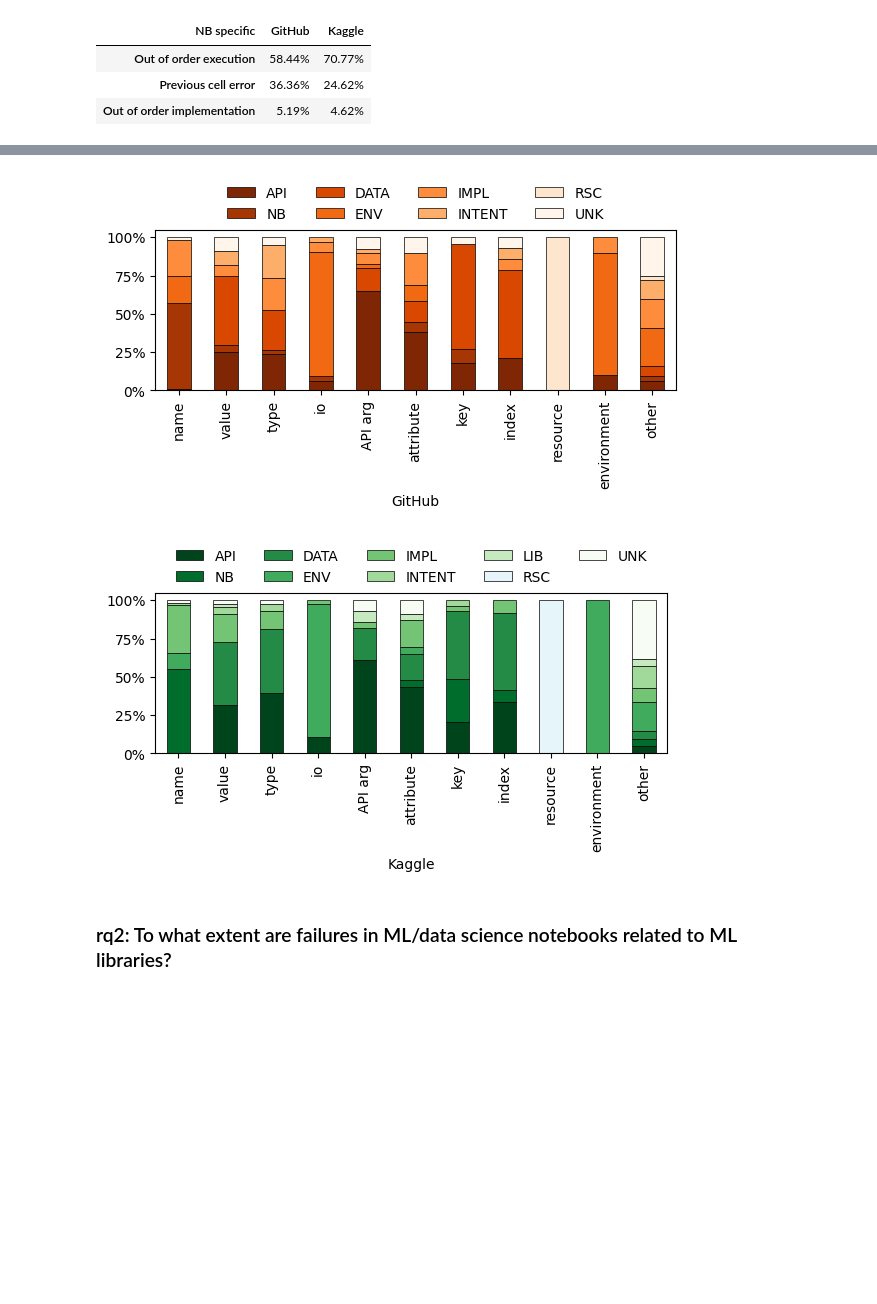
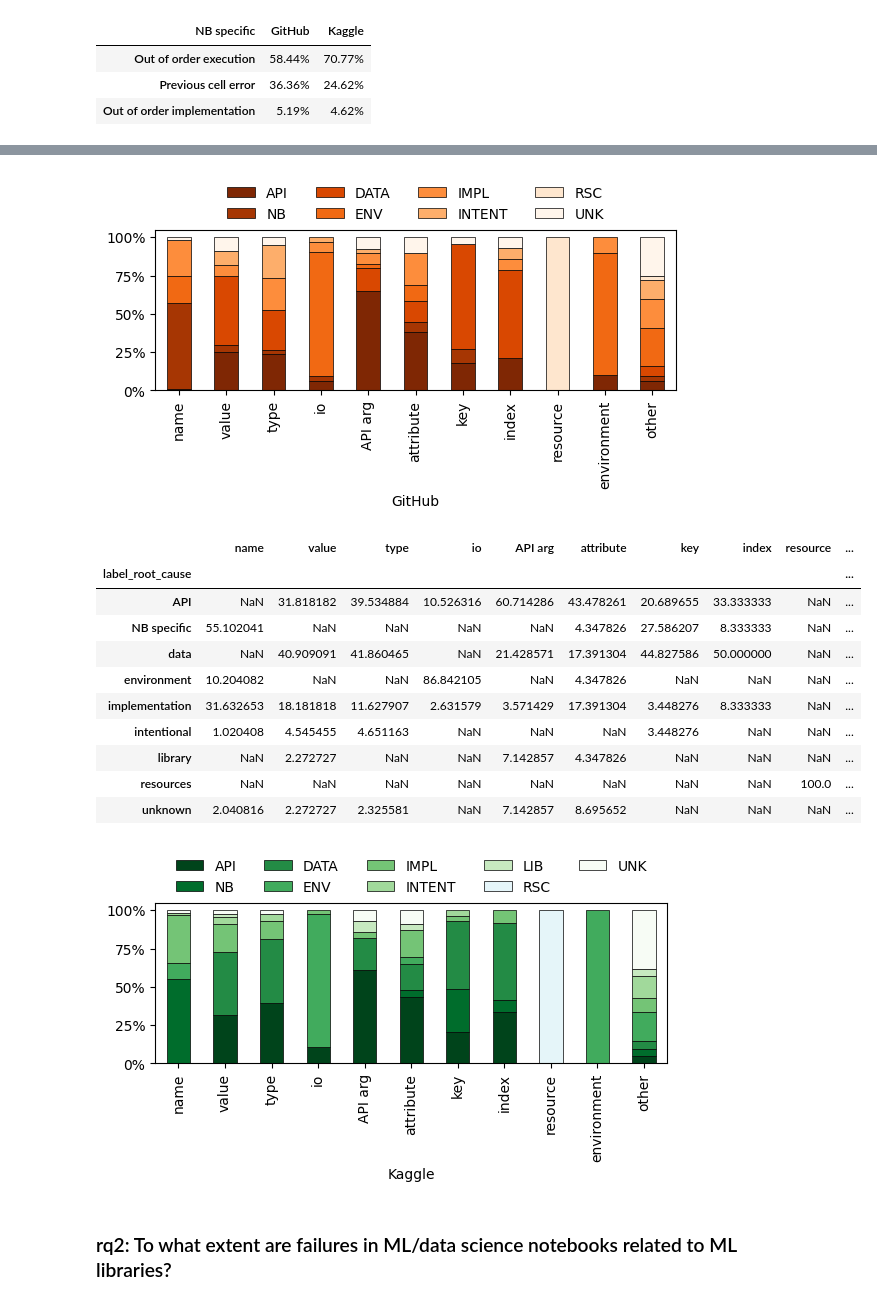
Before and after one commit to PELAB-LiU/jupyter_nbs_empirical, a Jupyter notebook: notebook_error_analysis-manual_labels_plots_rqs.ipynb, the cells around one changed output, grey strips where cells are left out. Drawn from its saved outputs; the diff is of its cells as text; code cells hidden in the pictures; blank space fills up the shorter version.

Commit message:
present tables as well

```diff
--- a/notebook_error_analysis-manual_labels_plots_rqs.ipynb
+++ b/notebook_error_analysis-manual_labels_plots_rqs.ipynb
@@ -315,6 +315,7 @@ Index(['Out of order execution', 'Previous cell error',
 # relationship between exception types and root causes
 import matplotlib.pyplot as plt
 import matplotlib.colors as colors
+from IPython.display import display
 
 def plot_relationship_stackedbar_exp_rc(x_var, y_var, df, source="Kaggle",include_num=10):
     df_grouped = df.groupby(x_var)[y_var].value_counts().unstack(y_var)
@@ -322,6 +323,8 @@ def plot_relationship_stackedbar_exp_rc(x_var, y_var, df, source="Kaggle",includ
     df_other = pd.DataFrame(df_grouped[~df_grouped.index.isin(df_cluster_res_exp_type_kg.index[:include_num])].sum(axis=0)).T.rename(index={0: "other"})
     df_grouped = pd.concat([df_grouped.loc[df_cluster_res_exp_type_kg.index[:include_num].to_list()], df_other])
     df_grouped = (df_grouped.T/df_grouped.sum(axis=1)*100).T
+
+    display(df_grouped.T)
 
     cm_apply = cm if source=="Kaggle" else cm_2
     cmap = colors.ListedColormap([cm_apply(rc2colormap[x]) for x in df_grouped.columns])
@@ -341,4 +354,15 @@ plot_relationship_stackedbar_exp_rc("label_refined_exp_type", "label_root_cause"
 [figure]
+|  | name | value | type | io | API arg | attribute | key | index | resource | ... |
+| label_root_cause |  |  |  |  |  |  |  |  |  | ... |
+| API | NaN | 31.818182 | 39.534884 | 10.526316 | 60.714286 | 43.478261 | 20.689655 | 33.333333 | NaN | ... |
+| NB specific | 55.102041 | NaN | NaN | NaN | NaN | 4.347826 | 27.586207 | 8.333333 | NaN | ... |
+| data | NaN | 40.909091 | 41.860465 | NaN | 21.428571 | 17.391304 | 44.827586 | 50.000000 | NaN | ... |
+| environment | 10.204082 | NaN | NaN | 86.842105 | NaN | 4.347826 | NaN | NaN | NaN | ... |
+| implementation | 31.632653 | 18.181818 | 11.627907 | 2.631579 | 3.571429 | 17.391304 | 3.448276 | 8.333333 | NaN | ... |
+| intentional | 1.020408 | 4.545455 | 4.651163 | NaN | NaN | NaN | 3.448276 | NaN | NaN | ... |
+| library | NaN | 2.272727 | NaN | NaN | 7.142857 | 4.347826 | NaN | NaN | NaN | ... |
+| resources | NaN | NaN | NaN | NaN | NaN | NaN | NaN | NaN | 100.0 | ... |
+| unknown | 2.040816 | 2.272727 | 2.325581 | NaN | 7.142857 | 8.695652 | NaN | NaN | NaN | ... |
 [figure]
 # %%
 # # plot nb specific
```
Also changed, not shown: parts of 5 cells of this notebook, 1 other file.
